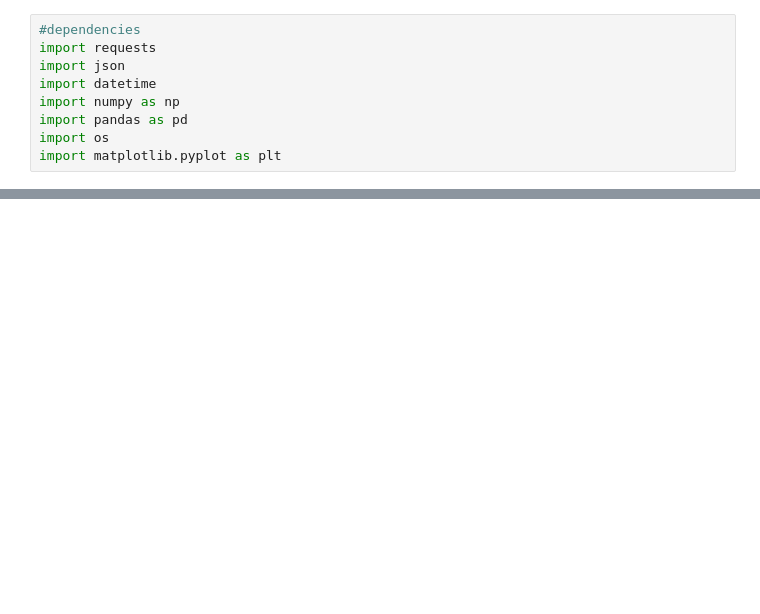
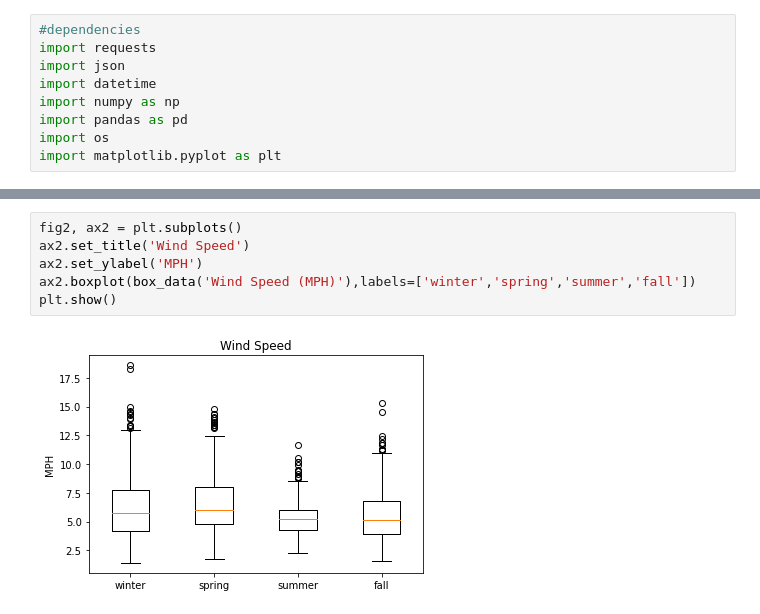
Before and after one commit to Ntorres95/Rideshares_vs_Weather, a Jupyter notebook: weather_by_month_IQR.ipynb, the cells around one changed output, grey strips where cells are left out. Saved outputs shown, nothing was run; the diff lists cells and outputs as text; blank space fills up the shorter version.

```diff
--- a/weather_by_month_IQR.ipynb
+++ b/weather_by_month_IQR.ipynb
@@ -27,0 +82,8 @@ weather_data_df
+# %%
+fig2, ax2 = plt.subplots()
+ax2.set_title('Wind Speed')
+ax2.set_ylabel('MPH')
+ax2.boxplot(box_data('Wind Speed (MPH)'),labels=['winter','spring','summer','fall'])
+plt.show()
+# %% [output]
+[figure, added]
```
Also changed, not shown: parts of 13 cells of this notebook.
